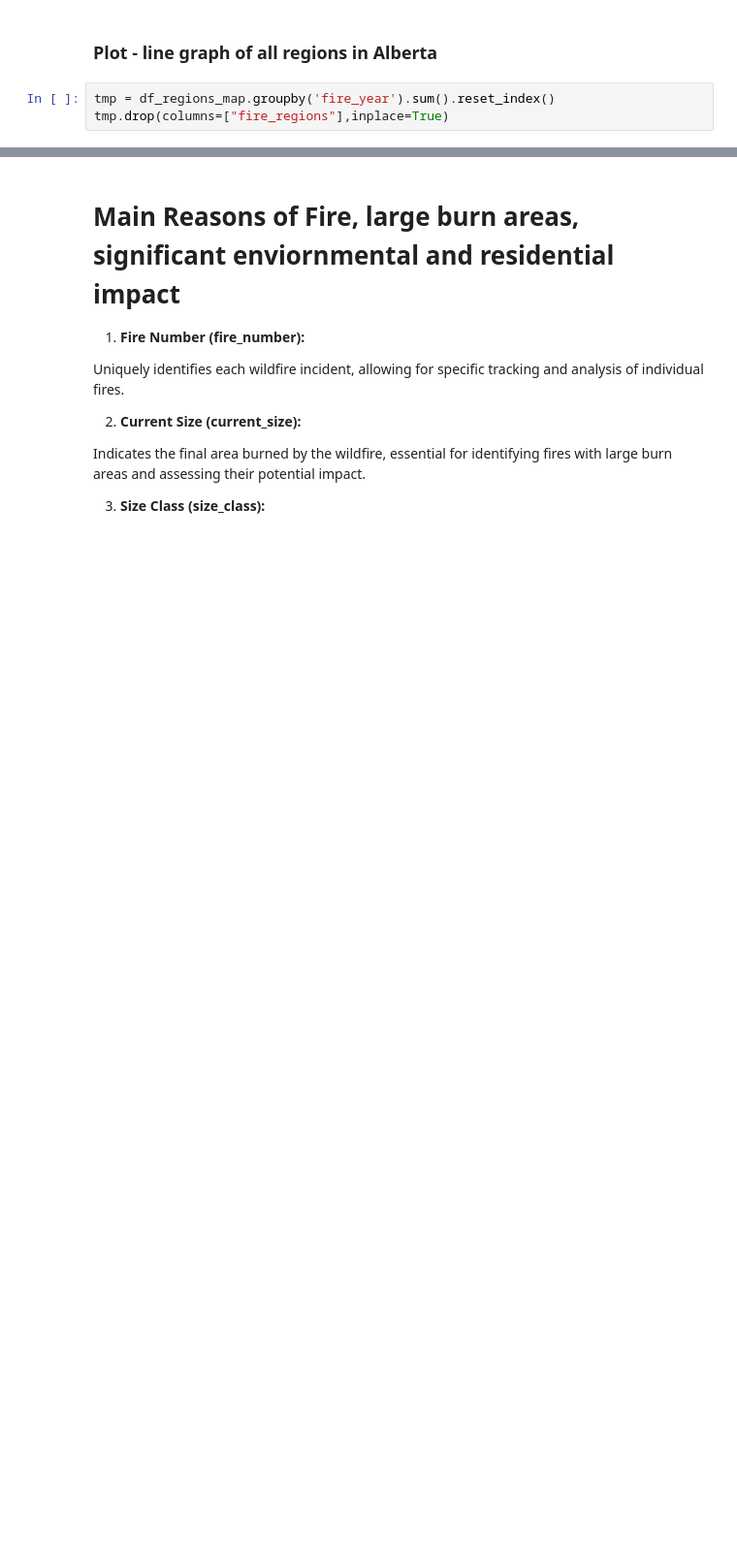
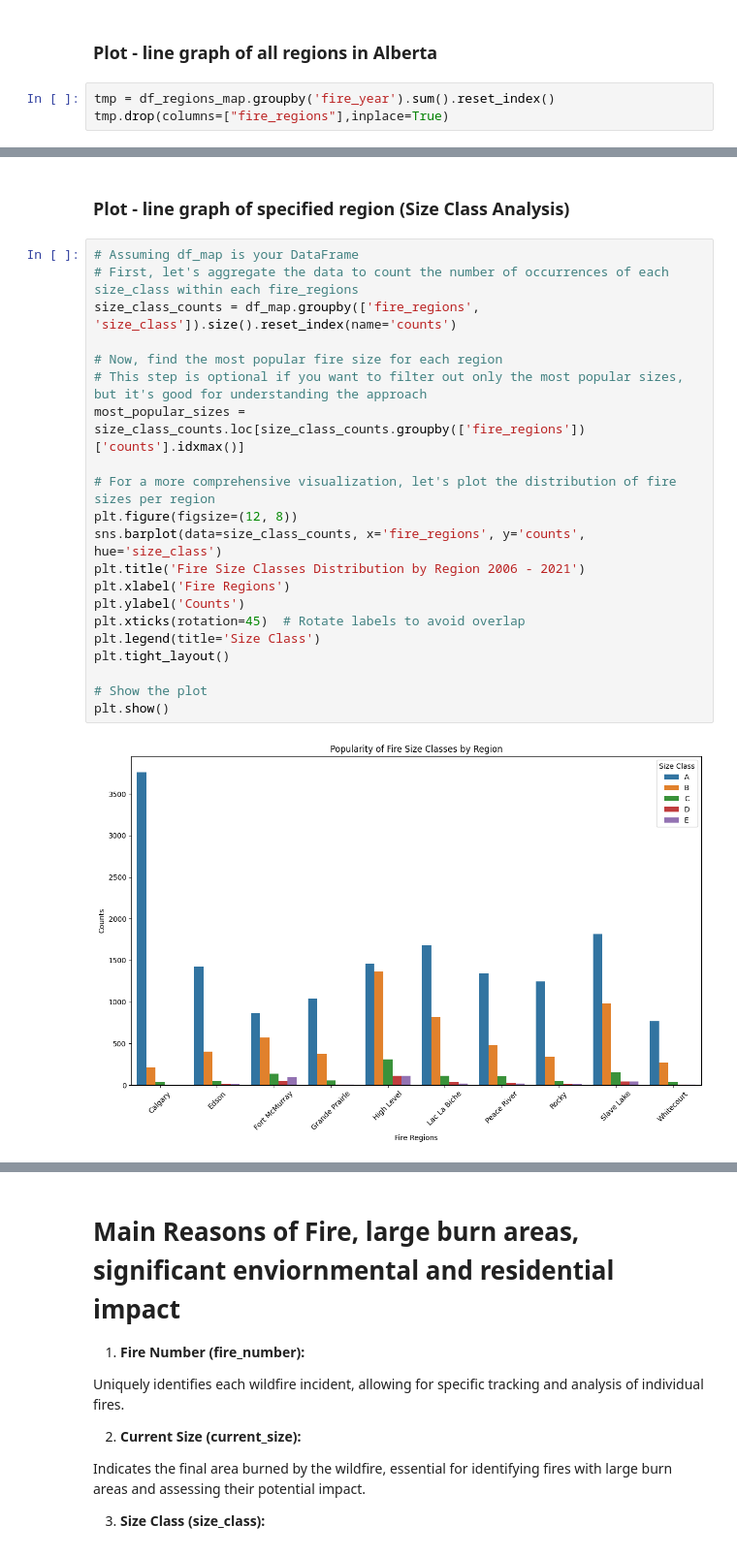
Before and after one commit to paulpark6/WildFire, a Jupyter notebook: wf_DA2.ipynb, the cells around one changed output, grey strips where cells are left out. Shown: that part at 97% size. Saved outputs shown, nothing was run; the diff lists cells and outputs as text; blank space fills up the shorter version.

```diff
--- a/wf_DA2.ipynb
+++ b/wf_DA2.ipynb
@@ -239,0 +250,25 @@ Text(0.5, 1.0, 'Trend in Fires by Region')
+# %% [markdown]
+### Plot - line graph of specified region (Size Class Analysis)
+# %%
+# Assuming df_map is your DataFrame
+# First, let's aggregate the data to count the number of occurrences of each size_class within each fire_regions
+size_class_counts = df_map.groupby(['fire_regions', 'size_class']).size().reset_index(name='counts')
+
+# Now, find the most popular fire size for each region
+# This step is optional if you want to filter out only the most popular sizes, but it's good for understanding the approach
+most_popular_sizes = size_class_counts.loc[size_class_counts.groupby(['fire_regions'])['counts'].idxmax()]
+
+# For a more comprehensive visualization, let's plot the distribution of fire sizes per region
+plt.figure(figsize=(12, 8))
+sns.barplot(data=size_class_counts, x='fire_regions', y='counts', hue='size_class')
+plt.title('Fire Size Classes Distribution by Region 2006 - 2021')
+plt.xlabel('Fire Regions')
+plt.ylabel('Counts')
+plt.xticks(rotation=45)  # Rotate labels to avoid overlap
+plt.legend(title='Size Class')
+plt.tight_layout()
+
+# Show the plot
+plt.show()
+# %% [output]
+[figure, added]
```
Also changed, not shown: parts of 8 cells of this notebook.
